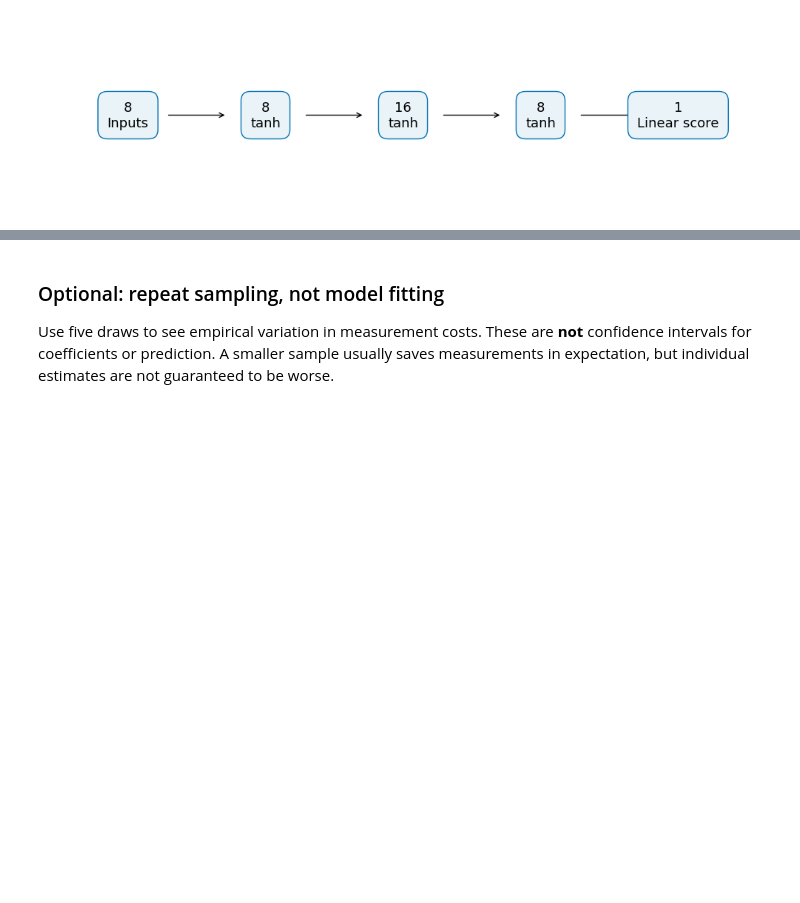
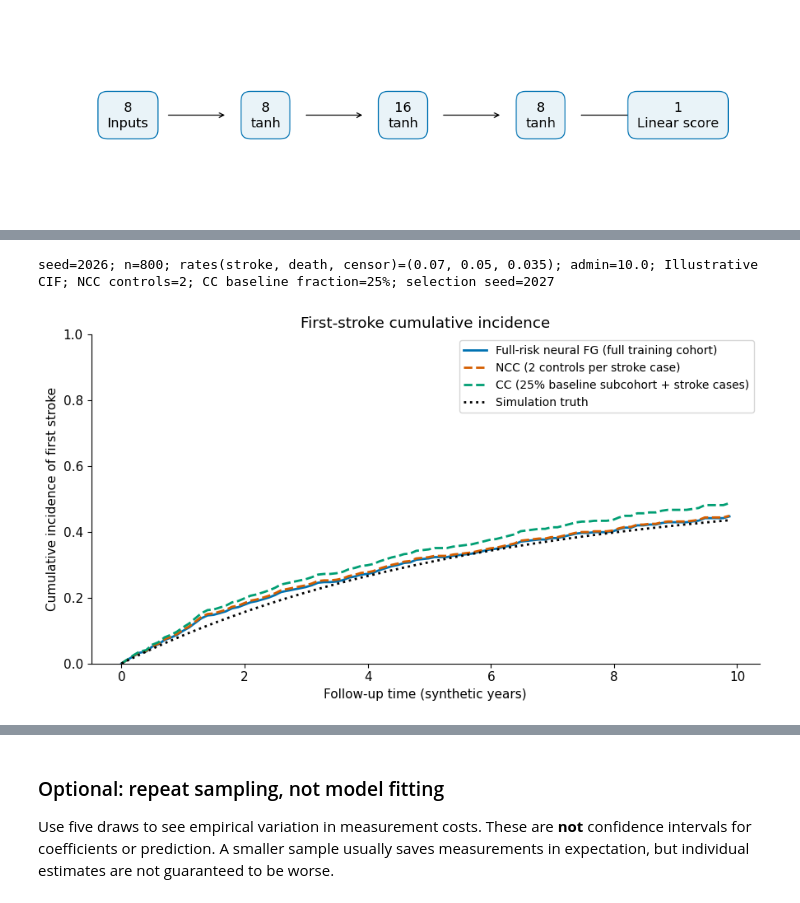
Before and after one commit to MichaelFalk1/Fine_Gray_Competing_Risk_WorkShop, a Jupyter notebook: workshop.ipynb, the cells around one changed output, grey strips where cells are left out. Drawn from its saved outputs; the diff is of its cells as text; code cells hidden in the pictures; blank space fills up the shorter version.

```diff
--- a/workshop.ipynb
+++ b/workshop.ipynb
@@ -975,3 +1141,36 @@ with these estimators. No approximate sampled loss is included.
+# %%
+if prototype_results and neural_prediction is not None:
+    context(f'Illustrative CIF; NCC controls={NCC_CONTROLS}; CC baseline fraction={CC_FRACTION:.0%}; selection seed={SELECTION_SEED}')
+    fig, ax = plt.subplots(figsize=(9, 5))
+    # Compare average individual curves for the same evaluation group.
+    ax.plot(eval_grid, neural_prediction.mean(axis=0), color='#0072B2',
+            linewidth=2, label='Full-risk neural FG (full training cohort)')
+    for mode, result in prototype_results.items():
+        try:
+            curves = prototype_cif(result['design'], result['training_scores'], result['scores'], eval_grid)
+        except ValueError as exc:
+            print(f'{mode} illustrative CIF skipped: {exc}')
+            continue
+        result['illustrative_cif'] = curves
+        color = {'NCC': '#D55E00', 'CC': '#009E73'}[mode]
+        label = (f'NCC ({NCC_CONTROLS} controls per stroke case)' if mode == 'NCC'
+                 else f'CC ({CC_FRACTION:.0%} baseline subcohort + stroke cases)')
+        ax.plot(eval_grid, curves.mean(axis=0), '--', color=color, linewidth=2, label=label)
+        gap = result['design']['zero_support']
+        if gap:
+            print(f'{mode}: {gap} contributing people have zero inclusion probability; this curve cannot represent the full risk set.')
+    ax.plot(eval_grid, truth_prediction.mean(axis=0), ':', color='black',
+            linewidth=2, label='Simulation truth')
+    ax.set(title='First-stroke cumulative incidence',
+           xlabel='Follow-up time (synthetic years)',
+           ylabel='Cumulative incidence of first stroke', ylim=(0, 1))
+    ax.legend(fontsize=10)
+    plt.tight_layout(); plt.show()
+else:
+    print('Illustrative NCC/CC CIF panel skipped: enable both neural switches and complete prototype training.')
+# %% [output]
+seed=2026; n=800; rates(stroke, death, censor)=(0.07, 0.05, 0.035); admin=10.0; Illustrative CIF; NCC controls=2; CC baseline fraction=25%; selection seed=2027
+[figure, added]
 # %%
 context(f'budget experiments; selection seed={SELECTION_SEED}; cohort unchanged')
 m_values, q_values = [0, 1, 2, 4, 8], [0, .1, .25, .5, .75, 1.]
```
Also changed, not shown: parts of 11 cells of this notebook, 2 other files.
